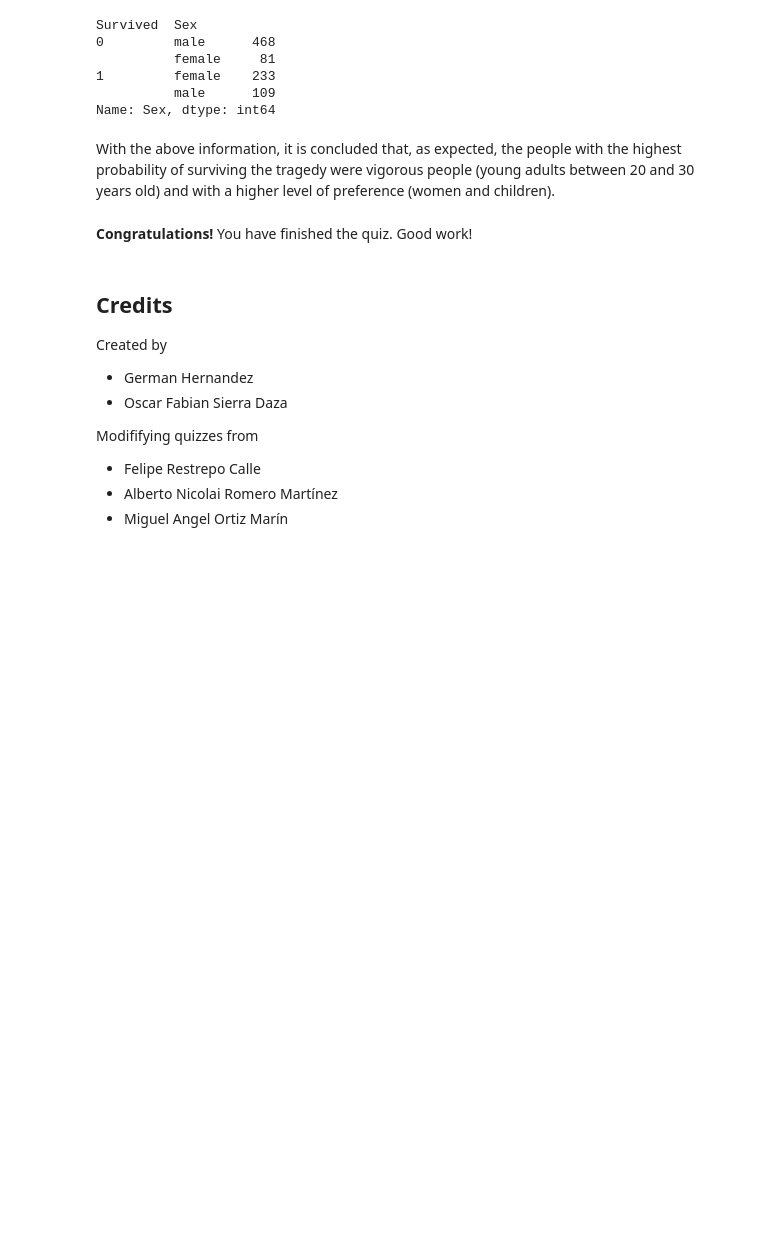
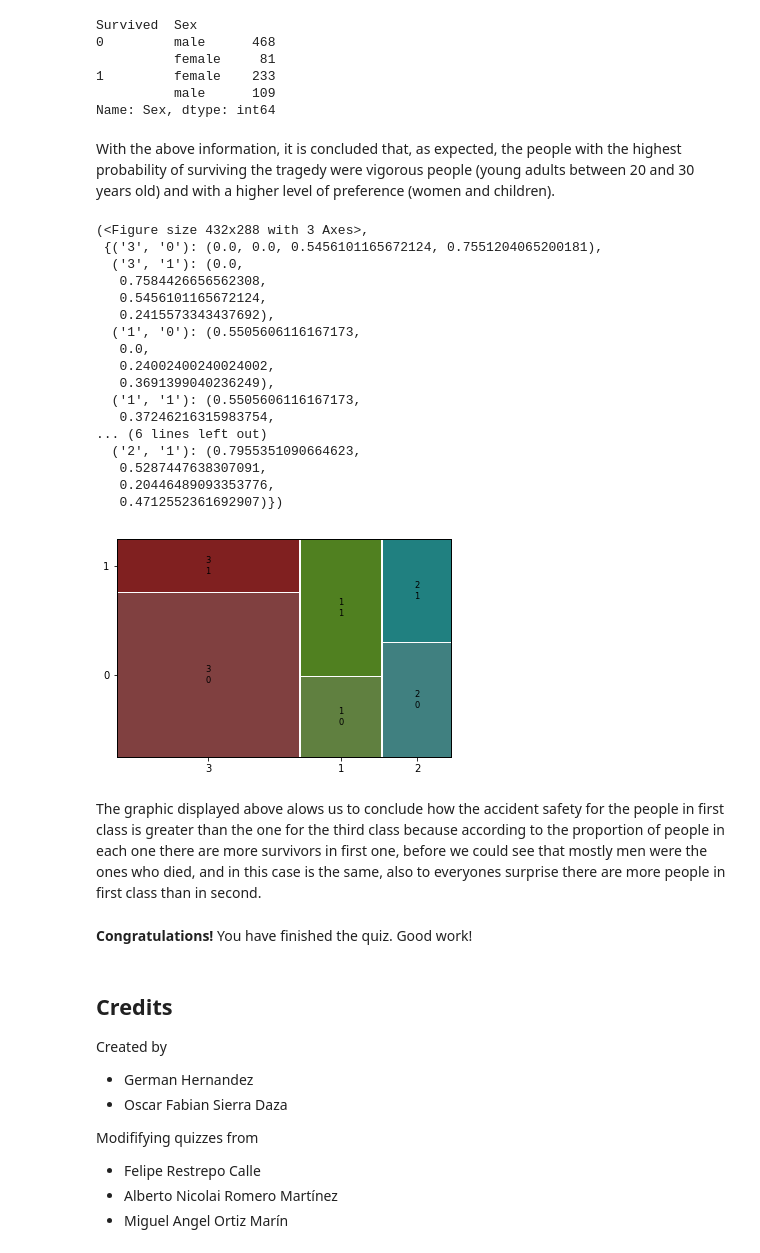
Before and after one commit to JM-d3l4t0rr3/AlgorithmsUN2022II, a Jupyter notebook: Quiz3/jdela_Quiz3.ipynb, the cells around one changed output. Saved outputs shown, nothing was run; the diff lists cells and outputs as text; code cells hidden in the pictures; blank space fills up the shorter version.

```diff
--- a/Quiz3/jdela_Quiz3.ipynb
+++ b/Quiz3/jdela_Quiz3.ipynb
@@ -70,7 +72,7 @@ The Titanic data set features multiple variables from the tragedy:
 ![image.png](embedded-picture-1)
 # %%
 # Read the the titanic csv file into the the titanic data frame
-titanic = pd.read_csv('/content/sample_data/titanic.csv') # titanic = pd.read_csv('titanic.csv')
+titanic = pd.read_csv('/content/titanic.csv') # titanic = pd.read_csv('titanic.csv')
 titanic
 # %% [output]
 |  | PassengerId | Survived | Pclass | Name | Sex | Age | SibSp | Parch | Ticket | Fare | ... |
@@ -720,3 +743,26 @@ With the above information, it is concluded that, as expected, the people with t
+# %%
+mosaic(titanic, ['Pclass', 'Survived'])
+# %% [output]
+(<Figure size 432x288 with 3 Axes>,
+ {('3', '0'): (0.0, 0.0, 0.5456101165672124, 0.7551204065200181),
+  ('3', '1'): (0.0,
+   0.7584426656562308,
+   0.5456101165672124,
+   0.2415573343437692),
+  ('1', '0'): (0.5505606116167173,
+   0.0,
+   0.24002400240024002,
+   0.3691399040236249),
+  ('1', '1'): (0.5505606116167173,
+   0.37246216315983754,
+... (6 lines left out)
+  ('2', '1'): (0.7955351090664623,
+   0.5287447638307091,
+   0.20446489093353776,
+   0.4712552361692907)})
+[figure, added]
+# %% [markdown]
+The graphic displayed above alows us to conclude how the accident safety for the people in first class is greater than the one for the third class because according to the proportion of people in each one there are more survivors in first one, before we could see that mostly men were the ones who died, and in this case is the same, also to everyones surprise there are more people in first class than in second.
 # %% [markdown]
 **Congratulations!** You have finished the quiz. Good work!
 # %% [markdown]
```
Also changed, not shown: parts of 5 cells of this notebook.
